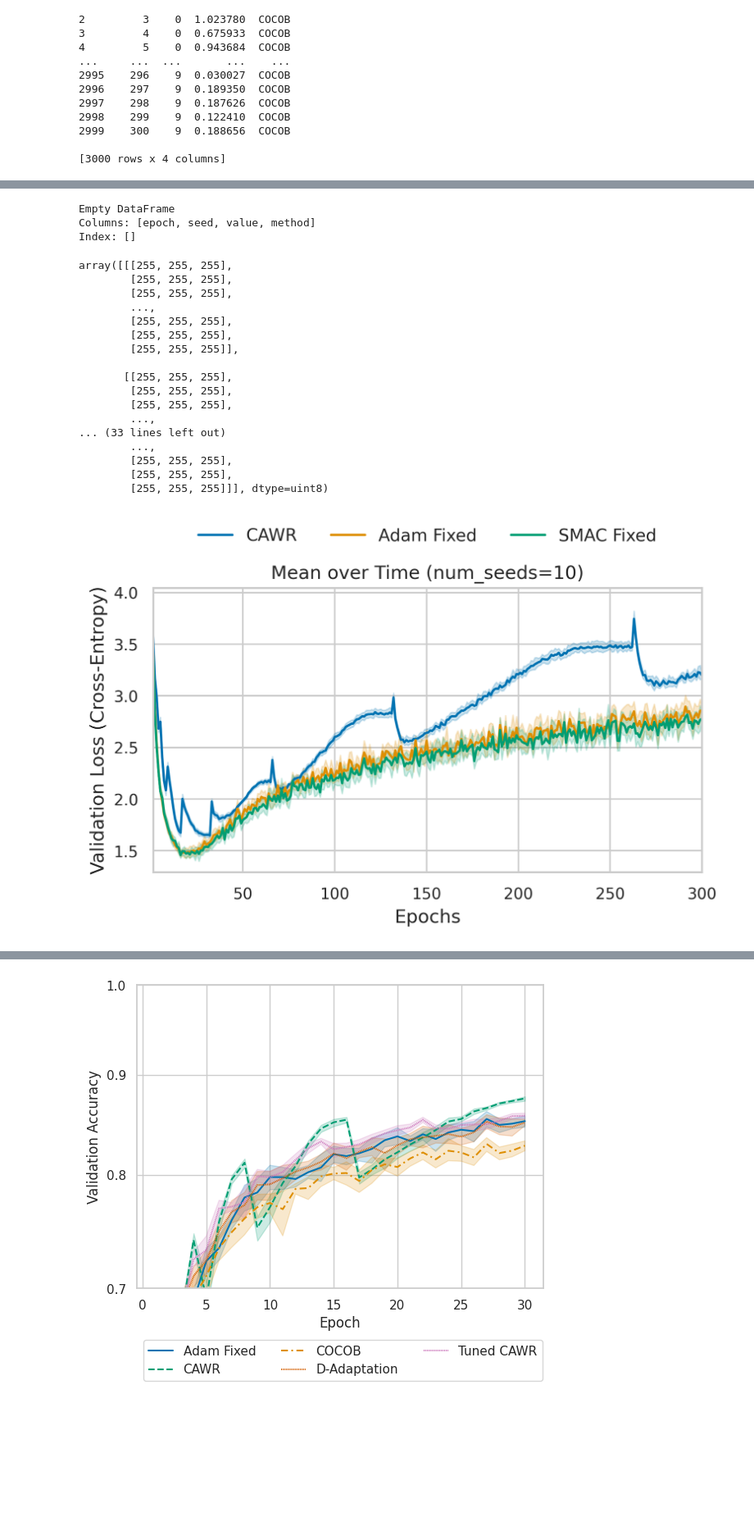
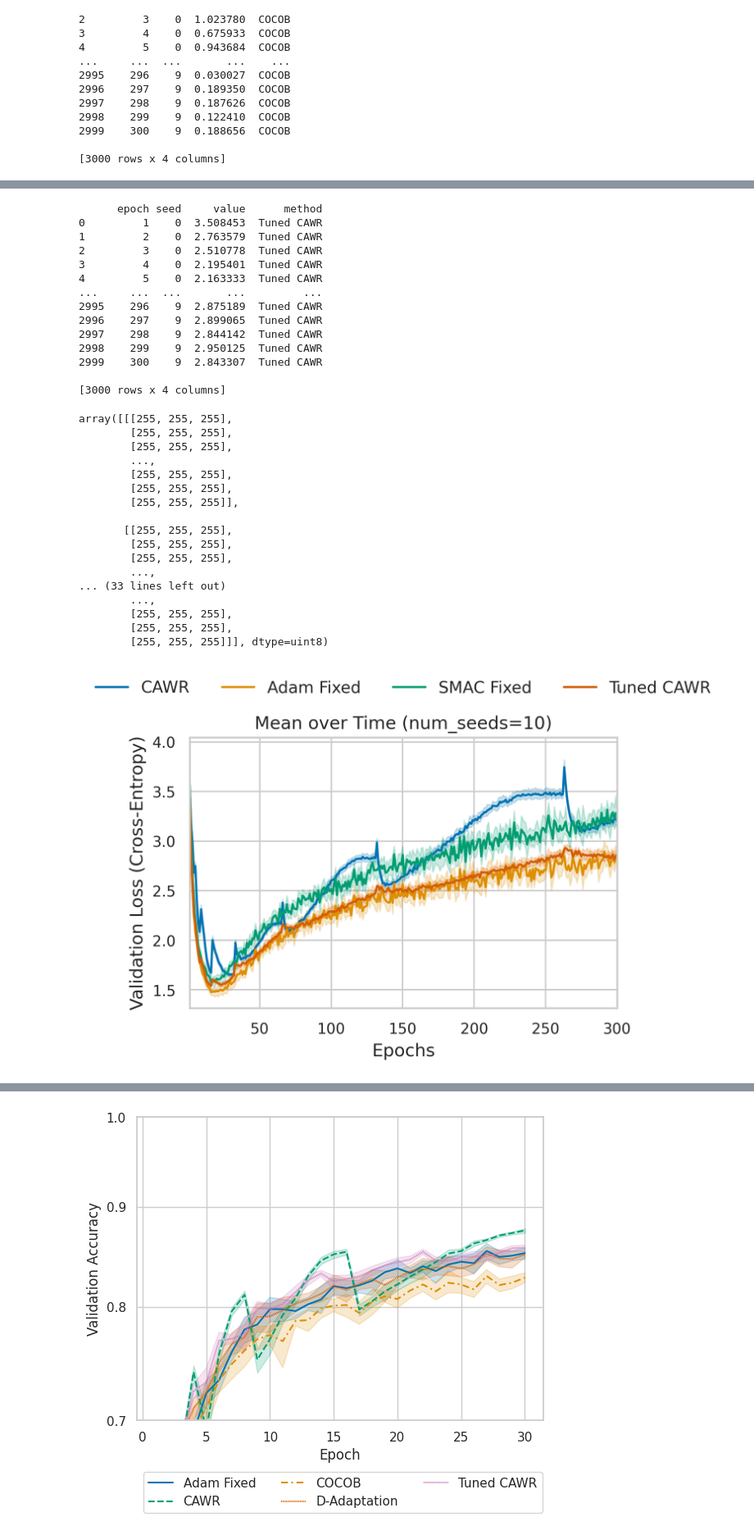
Before and after one commit to MichaHenh/Revisiting_LR_Control, a Jupyter notebook: ba_parameter_free_dac/plotting/plotting_cifar100_other.ipynb, the cells around one changed output, grey strips where cells are left out. Shown at 82% size. Cells and saved outputs as stored; diff of their text form; code cells hidden in the pictures; blank space fills up the shorter version.

Commit message:
plotting

```diff
--- a/ba_parameter_free_dac/plotting/plotting_cifar100_other.ipynb
+++ b/ba_parameter_free_dac/plotting/plotting_cifar100_other.ipynb
@@ -123,34 +103,45 @@ array([[[255, 255, 255],
 # %%
-smacfixed_vl = toDataFrame('../results_cluster/results/SMAC_fixed_cifar100/*/CustomTrackingWrapper.jsonl', 'validation_losses', 5, method='SMAC Fixed')
+smacfixed_vl = toDataFrame('../results_cluster/results/tuned_smacfixed_cifar100/*/CustomTrackingWrapper.jsonl', 'validation_losses', 5, method='SMAC Fixed')
 cawr_vl = toDataFrame('../results_cluster/results/CAWR_cifar100/*/CustomTrackingWrapper.jsonl', 'validation_losses', 5, method='CAWR')
 tuned_cawr_vl = toDataFrame('../results_cluster/results/tuned_CAWR_cifar100/*/CustomTrackingWrapper.jsonl', 'validation_losses', 5, method='Tuned CAWR')
 adam_fixed_vl = toDataFrame('../results_cluster/results/Adam_fixed_cifar100/*/CustomTrackingWrapper.jsonl', 'validation_losses', 5, 'Adam Fixed')
 
 # 'seed', 'epoch', 'method', 'training_loss'
 
 data = pd.concat([cawr_vl, adam_fixed_vl, smacfixed_vl, tuned_cawr_vl], ignore_index=True)
 print(tuned_cawr_vl)
 plot_performance_over_time(data, x="epoch", y="value", hue="method", aggregation="mean", logx=False, xlabel="Epochs", ylabel="Validation Loss (Cross-Entropy)", figsize=(6, 4))
 # %% [output]
-Empty DataFrame
-Columns: [epoch, seed, value, method]
-Index: []
+      epoch seed     value      method
+0         1    0  3.508453  Tuned CAWR
+1         2    0  2.763579  Tuned CAWR
+2         3    0  2.510778  Tuned CAWR
+3         4    0  2.195401  Tuned CAWR
+4         5    0  2.163333  Tuned CAWR
+...     ...  ...       ...         ...
+2995    296    9  2.875189  Tuned CAWR
+2996    297    9  2.899065  Tuned CAWR
+2997    298    9  2.844142  Tuned CAWR
+2998    299    9  2.950125  Tuned CAWR
+2999    300    9  2.843307  Tuned CAWR
+
+[3000 rows x 4 columns]
 array([[[255, 255, 255],
         [255, 255, 255],
         [255, 255, 255],
         ...,
         [255, 255, 255],
         [255, 255, 255],
         [255, 255, 255]],
 
        [[255, 255, 255],
         [255, 255, 255],
         [255, 255, 255],
         ...,
 ... (33 lines left out)
         ...,
         [255, 255, 255],
         [255, 255, 255],
         [255, 255, 255]]], dtype=uint8)
-[figure, old version]
+[figure, new version]
 # %%
```
Also changed, not shown: parts of 3 cells of this notebook, 8 other files.
